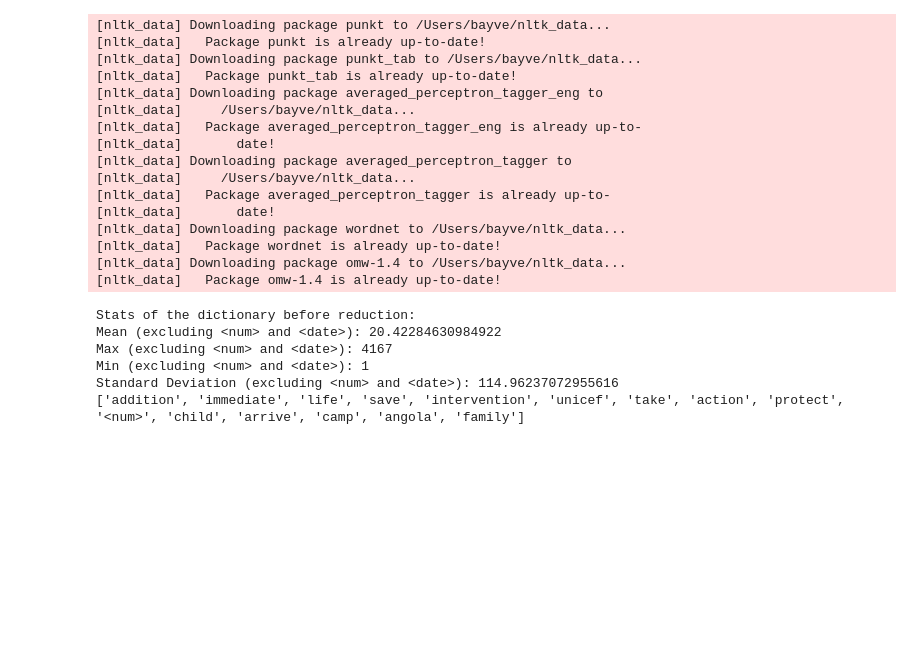
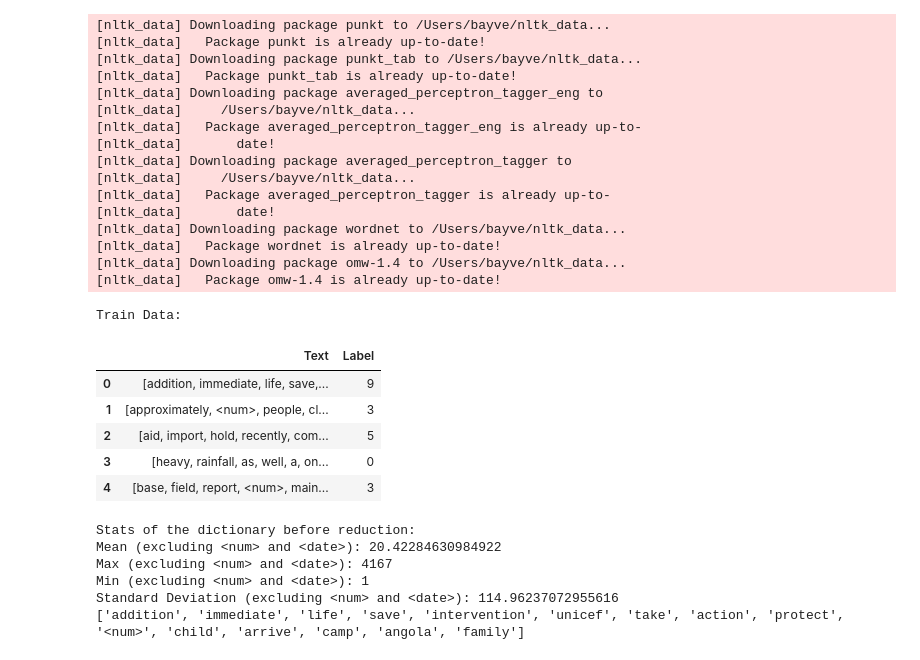
Before and after one commit to bayve711/NLP, a Jupyter notebook: group-34_k12149099_k12148222.ipynb, the cells around one changed output. Saved outputs shown, nothing was run; the diff lists cells and outputs as text; code cells hidden in the pictures; blank space fills up the shorter version.

Commit message:
labels are back

```diff
--- a/group-34_k12149099_k12148222.ipynb
+++ b/group-34_k12149099_k12148222.ipynb
@@ -218,14 +220,29 @@ def preprocessing(data):
 [nltk_data] Downloading package omw-1.4 to /Users/bayve/nltk_data...
 [nltk_data]   Package omw-1.4 is already up-to-date!
 # %%
-pd.set_option('display.max_colwidth', None)
-train = pd.read_csv("/Users/bayve/Desktop/JKU/NLP/Assignment_1/NLP/nlp2024_25_data/nlp2023_24_data/thedeep.subset.train.txt", sep="\t", header=None, quoting=3)
-validation = pd.read_csv("/Users/bayve/Desktop/JKU/NLP/Assignment_1/NLP/nlp2024_25_data/nlp2023_24_data/thedeep.subset.validation.txt", sep="\t", header=None, quoting=3)
-test = pd.read_csv("/Users/bayve/Desktop/JKU/NLP/Assignment_1/NLP/nlp2024_25_data/nlp2023_24_data/thedeep.subset.test.txt", sep="\t", header=None, quoting=3)
+from IPython.display import display
+train = pd.read_csv("/Users/bayve/Desktop/JKU/NLP/Assignment_1/NLP/nlp2024_25_data/nlp2023_24_data/thedeep.subset.train.txt", sep=",", header=None, names=['ID', 'Text', 'Label'], quoting=1, encoding='utf-8')
+validation = pd.read_csv("/Users/bayve/Desktop/JKU/NLP/Assignment_1/NLP/nlp2024_25_data/nlp2023_24_data/thedeep.subset.validation.txt", sep=",", header=None, names=['ID', 'Text', 'Label'], quoting=1, encoding='utf-8')
+test = pd.read_csv("/Users/bayve/Desktop/JKU/NLP/Assignment_1/NLP/nlp2024_25_data/nlp2023_24_data/thedeep.subset.test.txt", sep=",", header=None, names=['ID', 'Text', 'Label'], quoting=1, encoding='utf-8')
+
+train = train.drop('ID', axis=1)
+validation = validation.drop('ID', axis=1)
+test = test.drop('ID', axis=1)
 
 train = preprocessing(train)
 validation = preprocessing(validation)
 test = preprocessing(test)
+
+print("Train Data:")
+display(train.head())
+# %% [output]
+Train Data:
+|  | Text | Label |
+| 0 | [addition, immediate, life, save,... | 9 |
+| 1 | [approximately, <num>, people, cl... | 3 |
+| 2 | [aid, import, hold, recently, com... | 5 |
+| 3 | [heavy, rainfall, as, well, a, on... | 0 |
+| 4 | [base, field, report, <num>, main... | 3 |
 # %%
 #Vocabluary dictionary creation
 from collections import Counter
```
Also changed, not shown: parts of 1 cell of this notebook.
